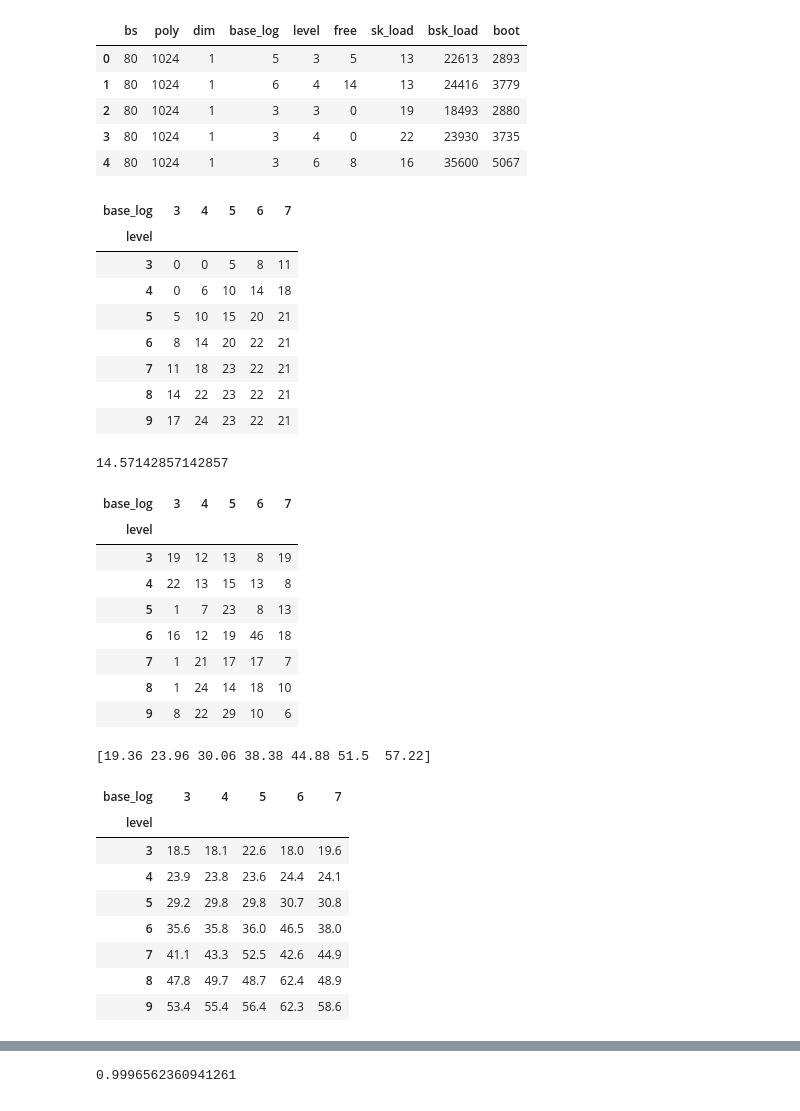
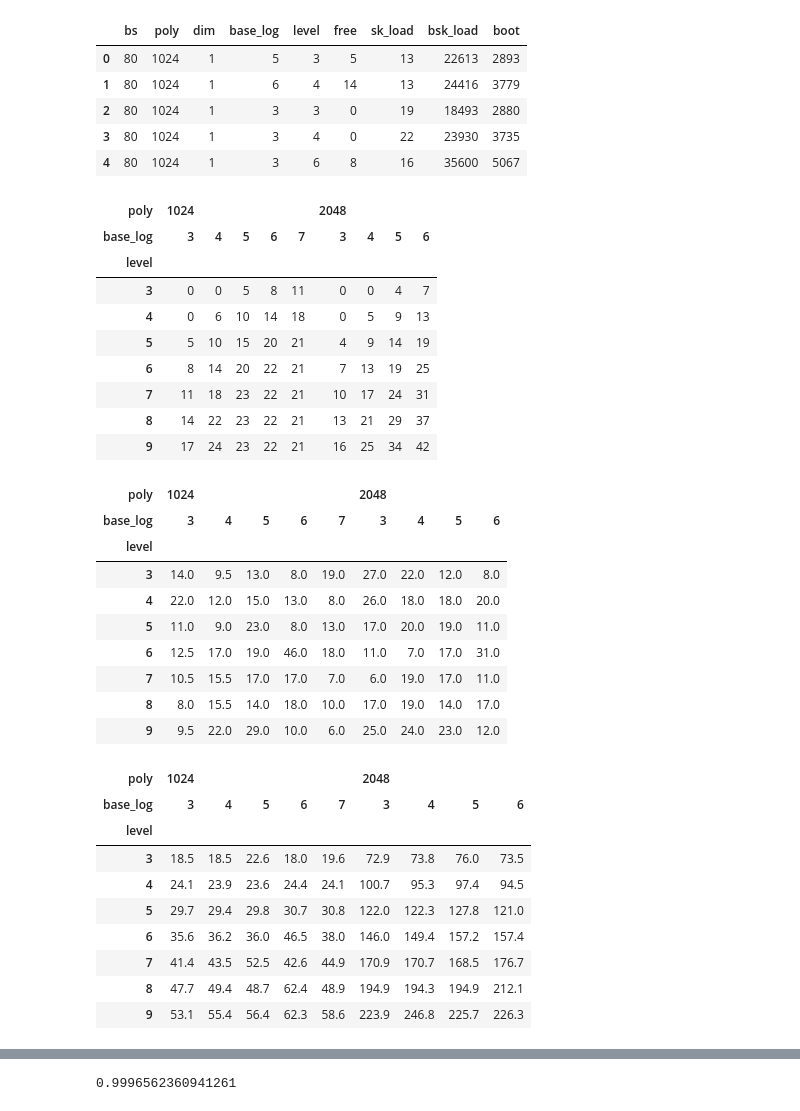
Before and after one commit to rickardbrannvall/teewondee, a Jupyter notebook: ewma_GVI/stats.ipynb, the cells around one changed output, grey strips where cells are left out. Cells and saved outputs as stored; diff of their text form; code cells hidden in the pictures.

```diff
--- a/ewma_GVI/stats.ipynb
+++ b/ewma_GVI/stats.ipynb
@@ -55,7 +64,8 @@ temp = !cat boot_stats.txt
 
 for base_log in range(3,8):
     for level in range(3,10):
-        test = "keys/80_1024_1_%d_%d"%(base_log,level)
+        #test = "keys/80_1024_1_%d_%d"%(base_log,level)
+        test = "keys/std62_2048_1_%d_%d"%(base_log,level)
         if test not in [line.split()[0] for line in temp]:
             print("*"*80, "\n", test, "\n", "*"*80, "\n")
             !target/debug/test_boot $base_log $level
@@ -80,45 +108,46 @@ df2.head()
 | 3 | 80 | 1024 | 1 | 3 | 4 | 0 | 22 | 23930 | 3735 |
 | 4 | 80 | 1024 | 1 | 3 | 6 | 8 | 16 | 35600 | 5067 |
 # %%
-df2.pivot_table(values="free", index="level", columns="base_log")
+df2.pivot_table(values="free", index="level", columns=["poly", "base_log"])
 # %% [output]
-| base_log | 3 | 4 | 5 | 6 | 7 |
-| level |  |  |  |  |  |
-| 3 | 0 | 0 | 5 | 8 | 11 |
-| 4 | 0 | 6 | 10 | 14 | 18 |
-| 5 | 5 | 10 | 15 | 20 | 21 |
-| 6 | 8 | 14 | 20 | 22 | 21 |
-| 7 | 11 | 18 | 23 | 22 | 21 |
-| 8 | 14 | 22 | 23 | 22 | 21 |
-| 9 | 17 | 24 | 23 | 22 | 21 |
+| poly | 1024 |  |  |  |  | 2048 |  |  |  |
+| base_log | 3 | 4 | 5 | 6 | 7 | 3 | 4 | 5 | 6 |
+| level |  |  |  |  |  |  |  |  |  |
+| 3 | 0 | 0 | 5 | 8 | 11 | 0 | 0 | 4 | 7 |
+| 4 | 0 | 6 | 10 | 14 | 18 | 0 | 5 | 9 | 13 |
+| 5 | 5 | 10 | 15 | 20 | 21 | 4 | 9 | 14 | 19 |
+| 6 | 8 | 14 | 20 | 22 | 21 | 7 | 13 | 19 | 25 |
+| 7 | 11 | 18 | 23 | 22 | 21 | 10 | 17 | 24 | 31 |
+| 8 | 14 | 22 | 23 | 22 | 21 | 13 | 21 | 29 | 37 |
+| 9 | 17 | 24 | 23 | 22 | 21 | 16 | 25 | 34 | 42 |
 # %%
-tmp = df2.pivot_table(values="sk_load", index="level", columns="base_log")
-print(tmp.mean().mean())
+tmp = df2.pivot_table(values="sk_load", index="level", columns=["poly", "base_log"])
+#print(tmp.mean().mean())
 tmp
 # %% [output]
-14.57142857142857
-| base_log | 3 | 4 | 5 | 6 | 7 |
-| level |  |  |  |  |  |
-| 3 | 19 | 12 | 13 | 8 | 19 |
-| 4 | 22 | 13 | 15 | 13 | 8 |
-| 5 | 1 | 7 | 23 | 8 | 13 |
-| 6 | 16 | 12 | 19 | 46 | 18 |
-| 7 | 1 | 21 | 17 | 17 | 7 |
-| 8 | 1 | 24 | 14 | 18 | 10 |
-| 9 | 8 | 22 | 29 | 10 | 6 |
+| poly | 1024 |  |  |  |  | 2048 |  |  |  |
+| base_log | 3 | 4 | 5 | 6 | 7 | 3 | 4 | 5 | 6 |
+| level |  |  |  |  |  |  |  |  |  |
+| 3 | 14.0 | 9.5 | 13.0 | 8.0 | 19.0 | 27.0 | 22.0 | 12.0 | 8.0 |
+| 4 | 22.0 | 12.0 | 15.0 | 13.0 | 8.0 | 26.0 | 18.0 | 18.0 | 20.0 |
+| 5 | 11.0 | 9.0 | 23.0 | 8.0 | 13.0 | 17.0 | 20.0 | 19.0 | 11.0 |
+| 6 | 12.5 | 17.0 | 19.0 | 46.0 | 18.0 | 11.0 | 7.0 | 17.0 | 31.0 |
+| 7 | 10.5 | 15.5 | 17.0 | 17.0 | 7.0 | 6.0 | 19.0 | 17.0 | 11.0 |
+| 8 | 8.0 | 15.5 | 14.0 | 18.0 | 10.0 | 17.0 | 19.0 | 14.0 | 17.0 |
+| 9 | 9.5 | 22.0 | 29.0 | 10.0 | 6.0 | 25.0 | 24.0 | 23.0 | 12.0 |
 # %%
-tmp = (df2.pivot_table(values="bsk_load", index="level", columns="base_log")/1000.).round(1)
-print(tmp.mean(axis=1).values)
+tmp = (df2.pivot_table(values="bsk_load", index="level", columns=["poly", "base_log"])/1000.).round(1)
+#print(tmp.mean(axis=1).values)
 tmp
 # %% [output]
-[19.36 23.96 30.06 38.38 44.88 51.5  57.22]
-| base_log | 3 | 4 | 5 | 6 | 7 |
-| level |  |  |  |  |  |
-| 3 | 18.5 | 18.1 | 22.6 | 18.0 | 19.6 |
-| 4 | 23.9 | 23.8 | 23.6 | 24.4 | 24.1 |
-| 5 | 29.2 | 29.8 | 29.8 | 30.7 | 30.8 |
-| 6 | 35.6 | 35.8 | 36.0 | 46.5 | 38.0 |
-| 7 | 41.1 | 43.3 | 52.5 | 42.6 | 44.9 |
-| 8 | 47.8 | 49.7 | 48.7 | 62.4 | 48.9 |
-| 9 | 53.4 | 55.4 | 56.4 | 62.3 | 58.6 |
+| poly | 1024 |  |  |  |  | 2048 |  |  |  |
+| base_log | 3 | 4 | 5 | 6 | 7 | 3 | 4 | 5 | 6 |
+| level |  |  |  |  |  |  |  |  |  |
+| 3 | 18.5 | 18.5 | 22.6 | 18.0 | 19.6 | 72.9 | 73.8 | 76.0 | 73.5 |
+| 4 | 24.1 | 23.9 | 23.6 | 24.4 | 24.1 | 100.7 | 95.3 | 97.4 | 94.5 |
+| 5 | 29.7 | 29.4 | 29.8 | 30.7 | 30.8 | 122.0 | 122.3 | 127.8 | 121.0 |
+| 6 | 35.6 | 36.2 | 36.0 | 46.5 | 38.0 | 146.0 | 149.4 | 157.2 | 157.4 |
+| 7 | 41.4 | 43.5 | 52.5 | 42.6 | 44.9 | 170.9 | 170.7 | 168.5 | 176.7 |
+| 8 | 47.7 | 49.4 | 48.7 | 62.4 | 48.9 | 194.9 | 194.3 | 194.9 | 212.1 |
+| 9 | 53.1 | 55.4 | 56.4 | 62.3 | 58.6 | 223.9 | 246.8 | 225.7 | 226.3 |
 # %%
```
Also changed, not shown: parts of 5 cells of this notebook, 4 other files.
